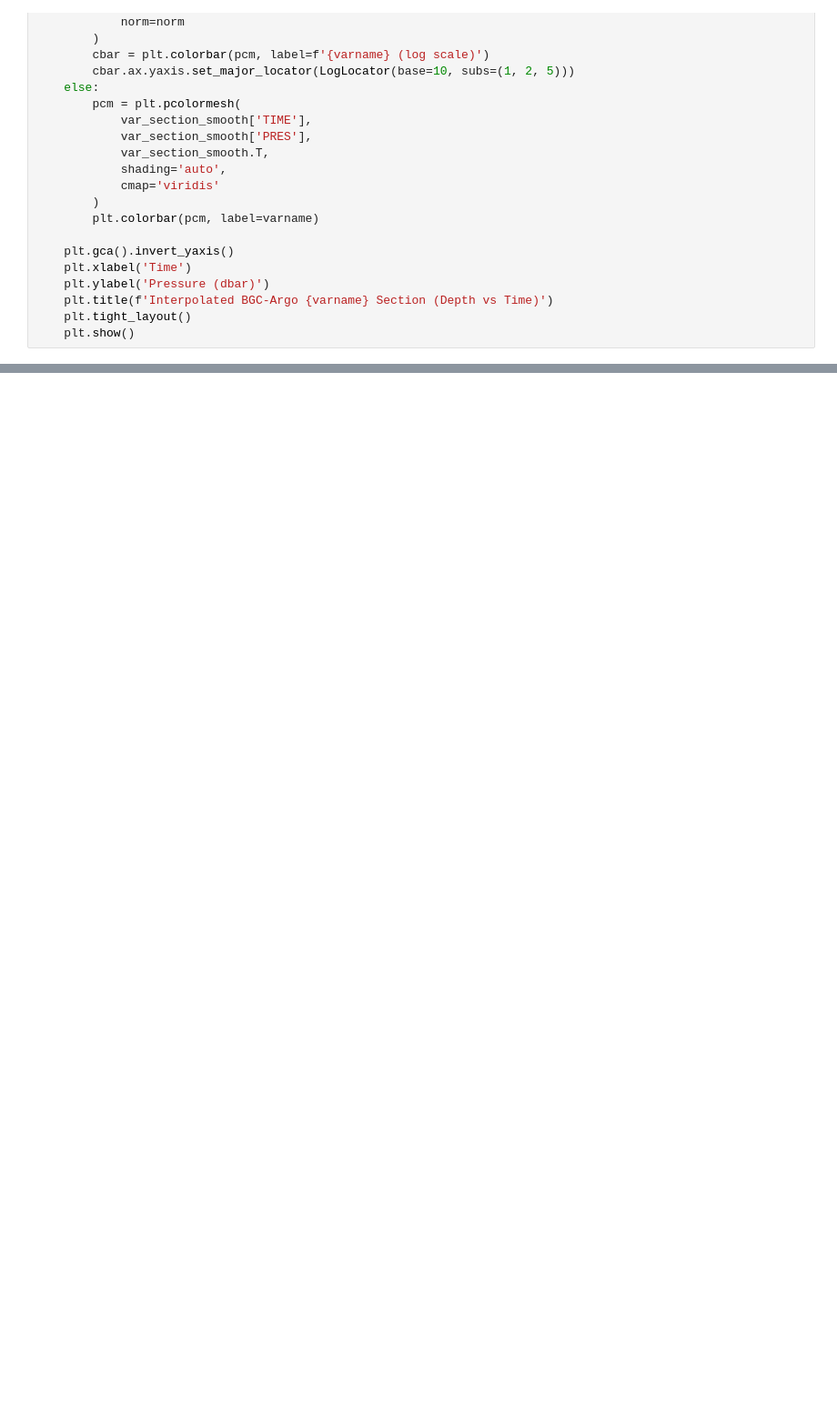
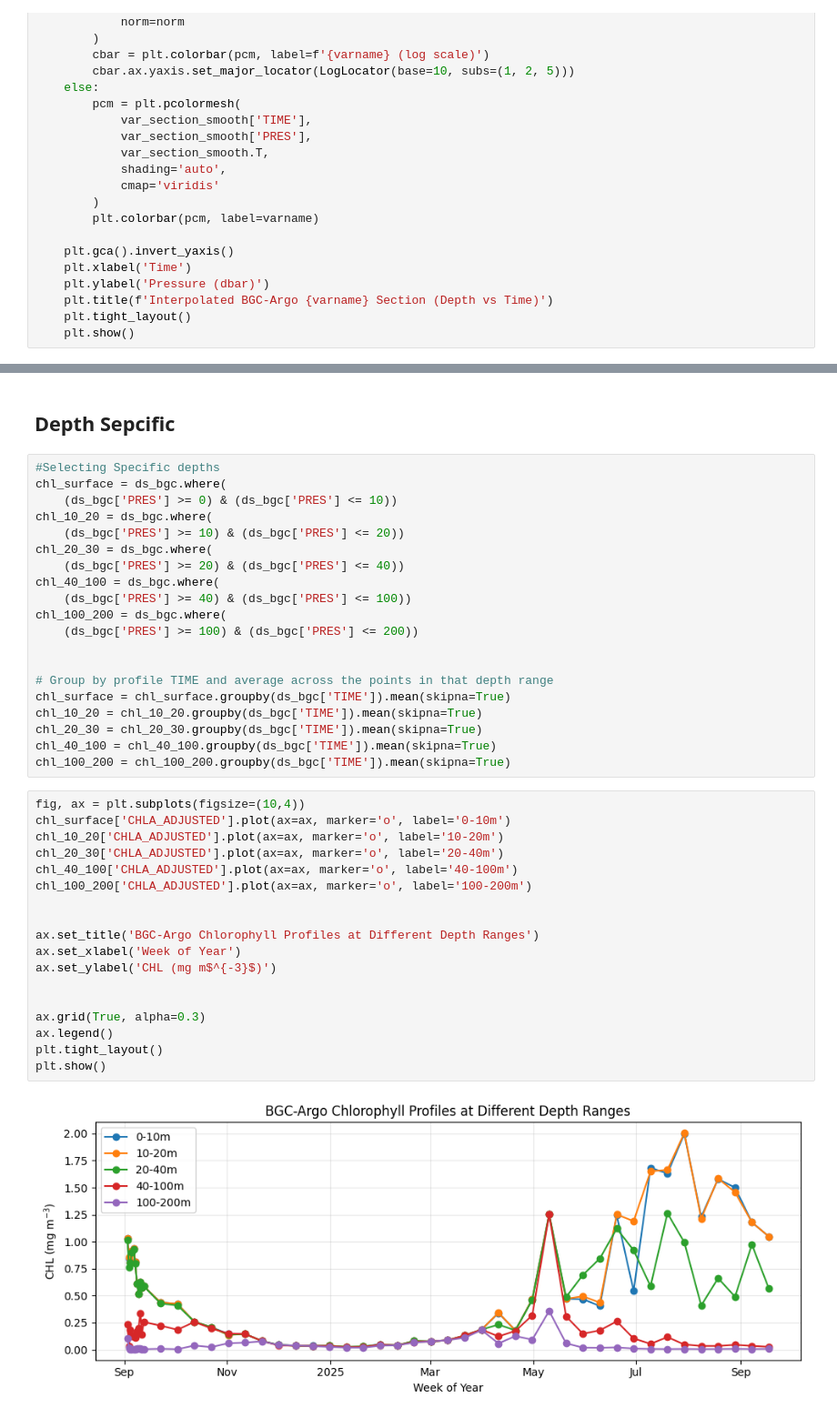
Before and after one commit to ROYVNZ/Masters, a Jupyter notebook: scripts/Argo_data.ipynb, the cells around one changed output, grey strips where cells are left out. Shown: that part at 91% size. Saved outputs shown, nothing was run; the diff lists cells and outputs as text; blank space fills up the shorter version.

```diff
--- a/scripts/Argo_data.ipynb
+++ b/scripts/Argo_data.ipynb
@@ -222,0 +223,42 @@ plot_interpolated_section(ds_bgc, 'CHLA_ADJUSTED', depth_max=200, log_scale=True
+# %% [markdown]
+## Depth Sepcific
+# %%
+#Selecting Specific depths
+chl_surface = ds_bgc.where(
+    (ds_bgc['PRES'] >= 0) & (ds_bgc['PRES'] <= 10))
+chl_10_20 = ds_bgc.where(
+    (ds_bgc['PRES'] >= 10) & (ds_bgc['PRES'] <= 20))
+chl_20_30 = ds_bgc.where(
+    (ds_bgc['PRES'] >= 20) & (ds_bgc['PRES'] <= 40))
+chl_40_100 = ds_bgc.where(
+    (ds_bgc['PRES'] >= 40) & (ds_bgc['PRES'] <= 100))
+chl_100_200 = ds_bgc.where(
+    (ds_bgc['PRES'] >= 100) & (ds_bgc['PRES'] <= 200))
+
+
+# Group by profile TIME and average across the points in that depth range
+chl_surface = chl_surface.groupby(ds_bgc['TIME']).mean(skipna=True)
+chl_10_20 = chl_10_20.groupby(ds_bgc['TIME']).mean(skipna=True)
+chl_20_30 = chl_20_30.groupby(ds_bgc['TIME']).mean(skipna=True)
+chl_40_100 = chl_40_100.groupby(ds_bgc['TIME']).mean(skipna=True)
+chl_100_200 = chl_100_200.groupby(ds_bgc['TIME']).mean(skipna=True)
+# %%
+fig, ax = plt.subplots(figsize=(10,4))
+chl_surface['CHLA_ADJUSTED'].plot(ax=ax, marker='o', label='0-10m')
+chl_10_20['CHLA_ADJUSTED'].plot(ax=ax, marker='o', label='10-20m')
+chl_20_30['CHLA_ADJUSTED'].plot(ax=ax, marker='o', label='20-40m')
+chl_40_100['CHLA_ADJUSTED'].plot(ax=ax, marker='o', label='40-100m')
+chl_100_200['CHLA_ADJUSTED'].plot(ax=ax, marker='o', label='100-200m')
+
+
+ax.set_title('BGC-Argo Chlorophyll Profiles at Different Depth Ranges')
+ax.set_xlabel('Week of Year')
+ax.set_ylabel('CHL (mg m$^{-3}$)')
+
+
+ax.grid(True, alpha=0.3)
+ax.legend()
+plt.tight_layout()
+plt.show()
+# %% [output]
+[figure, added]
```
Also changed, not shown: parts of 6 cells of this notebook, 1 other file.
